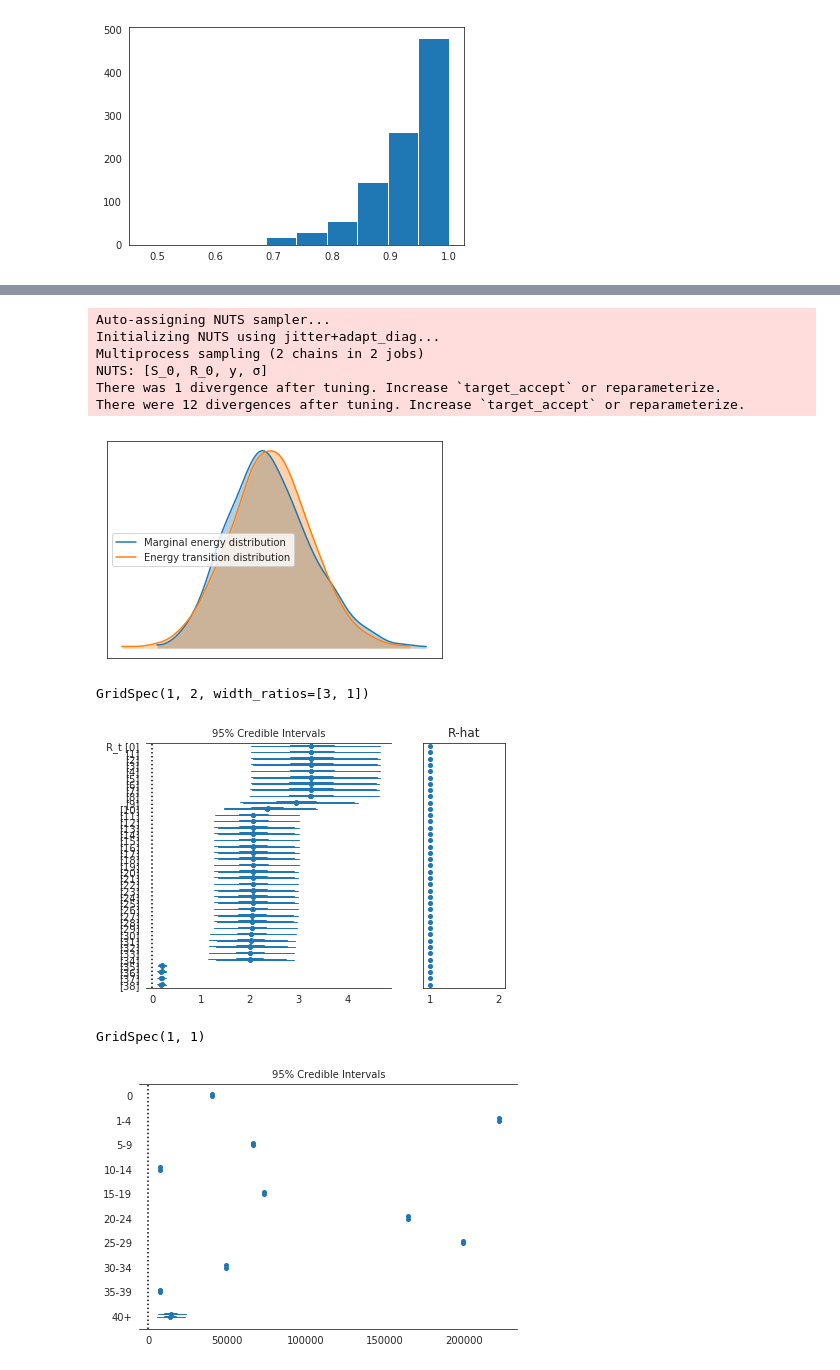
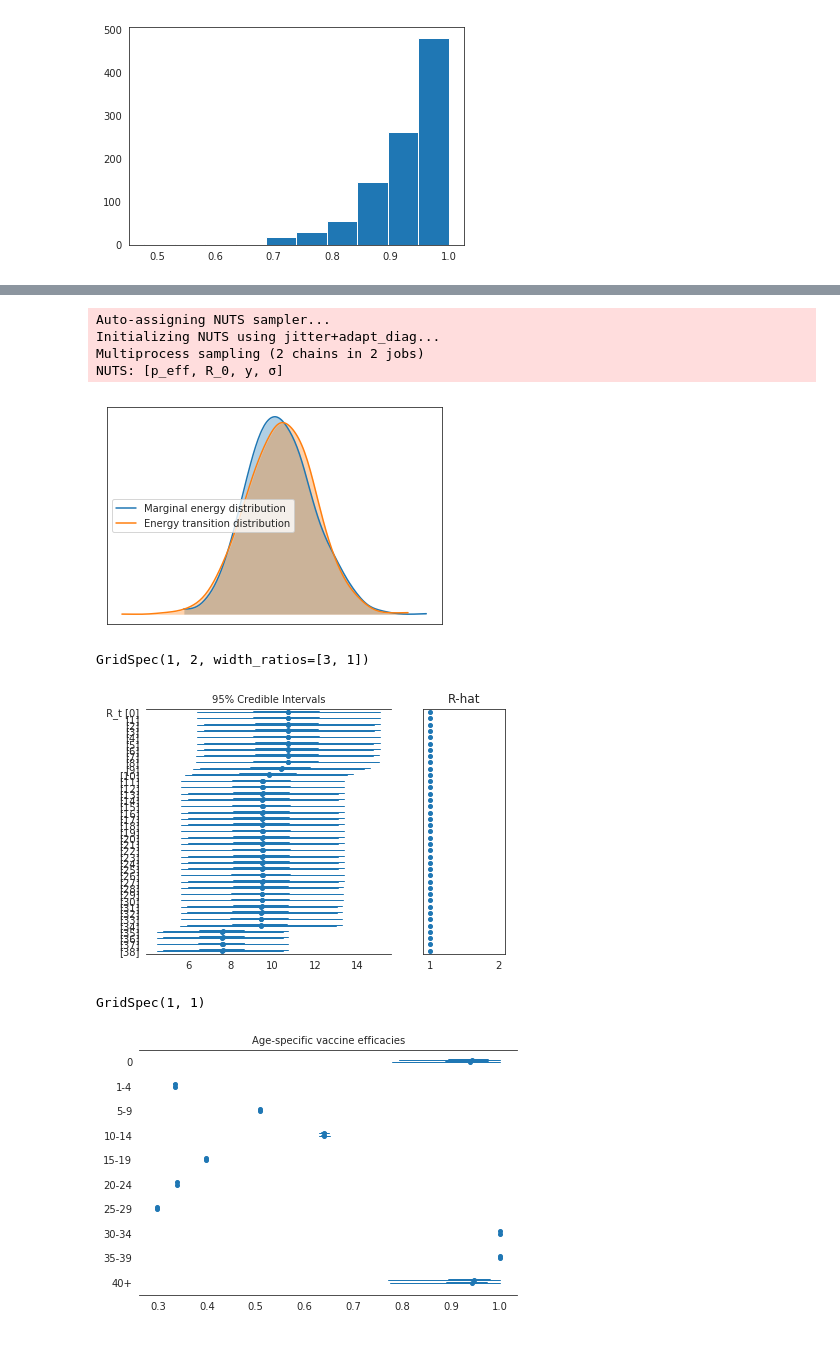
Before and after one commit to fonnesbeck/mongolia_measles, a Jupyter notebook: notebooks/Measles Dynamics.ipynb, the cells around one changed output, grey strips where cells are left out. Cells and saved outputs as stored; diff of their text form; code cells hidden in the pictures.

Commit message:
Added vaccination efficacy effect to dynamics model

```diff
--- a/notebooks/Measles Dynamics.ipynb
+++ b/notebooks/Measles Dynamics.ipynb
@@ -210,6 +210,8 @@ immune_MCV1 = coverage.MCV1 * 0.8
 immune_MCV2 = (1 - immune_MCV1) * coverage.MCV2 * 0.8
 # %%
 MCV_immunity = immune_MCV2 + immune_MCV1
+# %%
+group_coverage = downsample(coverage[::-1])
 # %%
 susceptibility = (1 - coverage*efficacy).prod(axis=1).round(3).sort_index()
 susceptibility.plot()
@@ -526,10 +541,13 @@ with pm.Model() as uncertain_vacc_model:
     # Basic reproduction number centered on the dominant eigenvector of the contact matrix
     R_0 = pm.Normal('R_0', max(evs[np.isreal(evs)]), sd=3.5)
 
-    # Initial susceptibles (assume no information)
-    S_0 = pm.Uniform('S_0', 0, N, shape=n_age_classes, testval=N*0.8)
+    # Age-specific efficacy of immunization
+    p_eff = pm.Beta('p_eff', 12, 1, shape=n_age_classes, testval=np.ones(n_age_classes)*0.1)
+    # Susceptibility prior to outbreaks
+    susceptibility = tt.prod(1 - group_coverage.T*p_eff, axis=0)
+    # Initial susceptibles
+    S_0 = pm.Deterministic('S_0', N * susceptibility)
 
-    #p_vacc = pm.Beta('p_vacc', 12, 1, shape=n_age_classes)
     # Setting efficacy to a constant
     p_vacc = efficacy
 
@@ -565,13 +583,11 @@ with uncertain_vacc_model:
 Auto-assigning NUTS sampler...
 Initializing NUTS using jitter+adapt_diag...
 Multiprocess sampling (2 chains in 2 jobs)
-NUTS: [S_0, R_0, y, σ]
-There was 1 divergence after tuning. Increase `target_accept` or reparameterize.
-There were 12 divergences after tuning. Increase `target_accept` or reparameterize.
+NUTS: [p_eff, R_0, y, σ]
 # %%
 pm.energyplot(unc_trace);
 # %% [output]
-[figure, old version]
+[figure, new version]
 # %%
 if 'p_vacc_interval__' in [v.name for v in uncertain_vacc_model.free_RVs]:
     pm.forestplot(unc_trace, varnames=['p_vacc'], ylabels=age_labels, rhat=False)
@@ -579,9 +595,10 @@ if 'p_vacc_interval__' in [v.name for v in uncertain_vacc_model.free_RVs]:
 pm.forestplot(unc_trace, varnames=['R_t'])
 # %% [output]
 GridSpec(1, 2, width_ratios=[3, 1])
-[figure, old version]
+[figure, new version]
 # %%
-pm.forestplot(unc_trace, varnames=['S_0'], ylabels=age_labels, rhat=False)
+pm.forestplot(unc_trace, varnames=['p_eff'], ylabels=age_labels,
+              rhat=False, main='Age-specific vaccine efficacies')
 # %% [output]
 GridSpec(1, 1)
-[figure, old version]
+[figure, new version]
```
Also changed, not shown: parts of 7 cells of this notebook.
